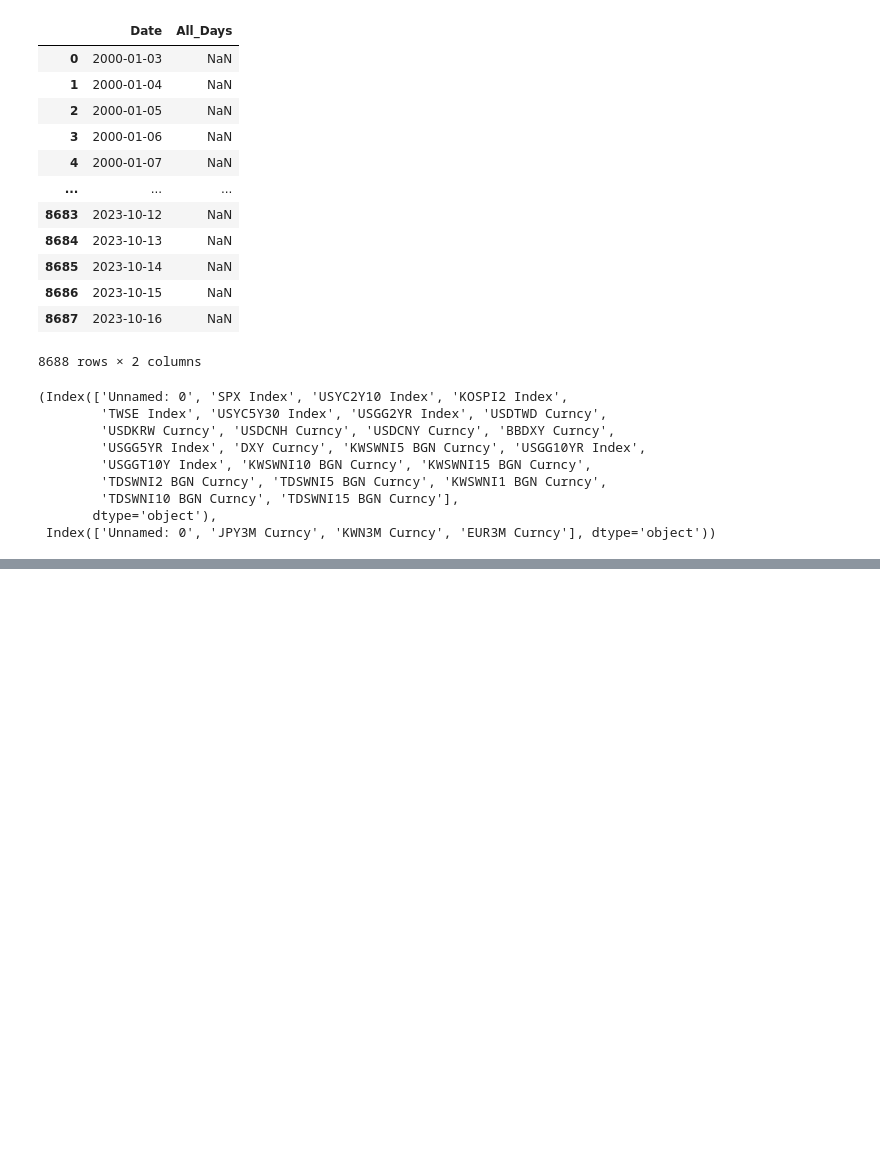
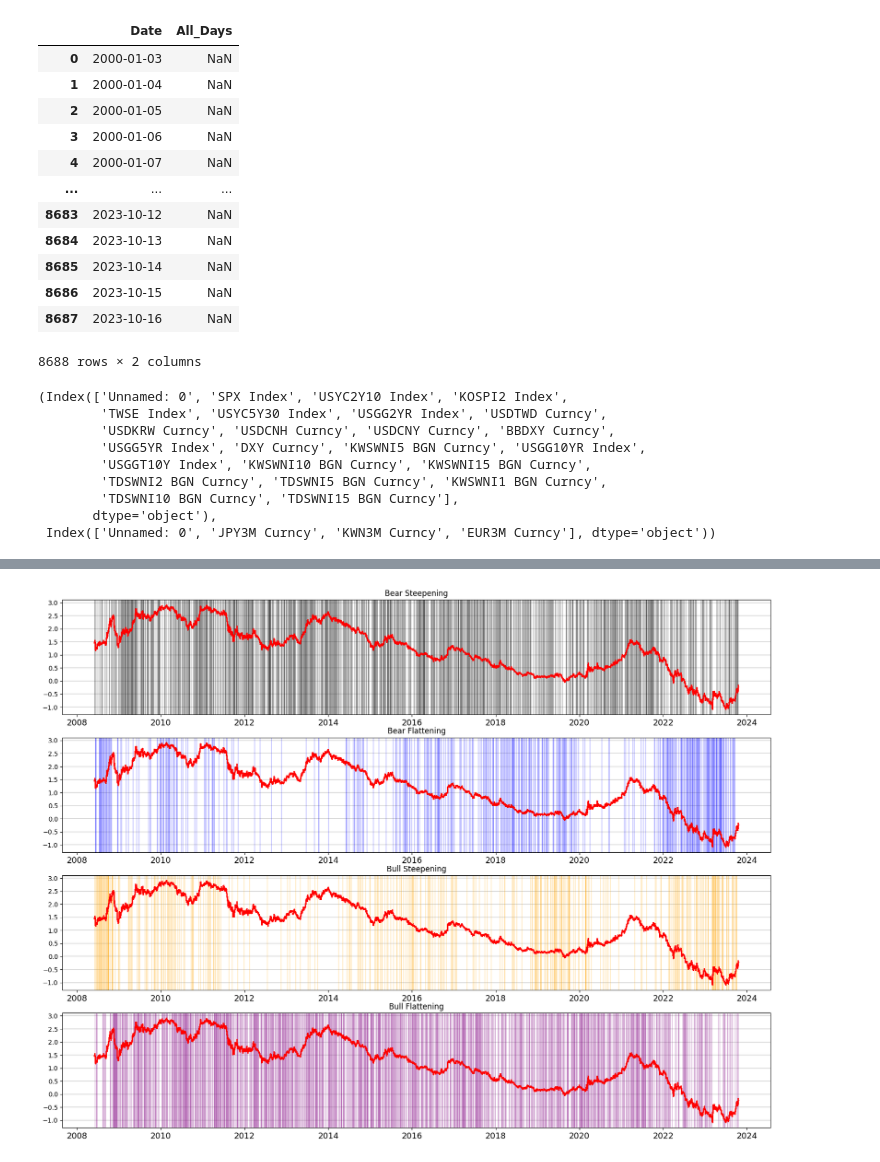
Before and after one commit to ClarenceTee93/Strategies, a Jupyter notebook: strategies.ipynb, the cells around one changed output, grey strips where cells are left out. Drawn from its saved outputs; the diff is of its cells as text; code cells hidden in the pictures; blank space fills up the shorter version.

```diff
--- a/strategies.ipynb
+++ b/strategies.ipynb
@@ -363,0 +382,34 @@ us_assets = df[["SPX Index", "USYC2Y10 Index", "USYC5Y30 Index", "USGG10YR Index
+# %%
+rates_2.index = pd.to_datetime(rates_2.index)
+fig, ax = plt.subplots(4, 1, figsize = (20, 15), sharex=True)
+for i in rates_2[rates_2.Bear_Steepen == 1].index:
+    ax[0].axvline(i, color = "black", alpha = 0.2)
+    ax[0].plot(rates_2[["USYC2Y10 Index"]] / 100, color = "red", label = "2s10s")
+    ax[0].grid(axis = 'y', linewidth = 1.2, alpha = 0.5)
+    ax[0].set_title("Bear Steepening")
+    ax[0].xaxis.set_tick_params(which='both', labelbottom=True, labelsize=13)
+
+for i in rates_2[rates_2.Bear_Flatten == 1].index:
+    ax[1].axvline(i, label = "Bear Flattening", color = "blue", alpha = 0.2)
+    ax[1].plot(rates_2[["USYC2Y10 Index"]] / 100, color = "red", label = "2s10s")
+    ax[1].grid(axis = 'y', linewidth = 1.2, alpha = 0.5)
+    ax[1].set_title("Bear Flattening")
+    ax[1].xaxis.set_tick_params(which='both', labelbottom=True, labelsize=13)
+
+for i in rates_2[rates_2.Bull_Steepen == 1].index:
+    ax[2].axvline(i, label = "Bull Steepening", color = "orange", alpha = 0.2)
+    ax[2].plot(rates_2[["USYC2Y10 Index"]] / 100, color = "red", label = "2s10s")
+    ax[2].grid(axis = 'y', linewidth = 1.2, alpha = 0.5)
+    ax[2].set_title("Bull Steepening")
+    ax[2].xaxis.set_tick_params(which='both', labelbottom=True, labelsize=13)
+
+for i in rates_2[rates_2.Bull_Flatten == 1].index:
+    ax[3].axvline(i, label = "Bull Flattening", color = "purple", alpha = 0.2)
+    ax[3].plot(rates_2[["USYC2Y10 Index"]] / 100, color = "red", label = "2s10s")
+    ax[3].grid(axis = 'y', linewidth = 1.2, alpha = 0.5)
+    ax[3].set_title("Bull Flattening")
+    ax[3].xaxis.set_tick_params(which='both', labelbottom=True, labelsize=13)
+
+plt.show()
+# %% [output]
+[figure, added]
```
Also changed, not shown: parts of 9 cells of this notebook, 1 other file.
